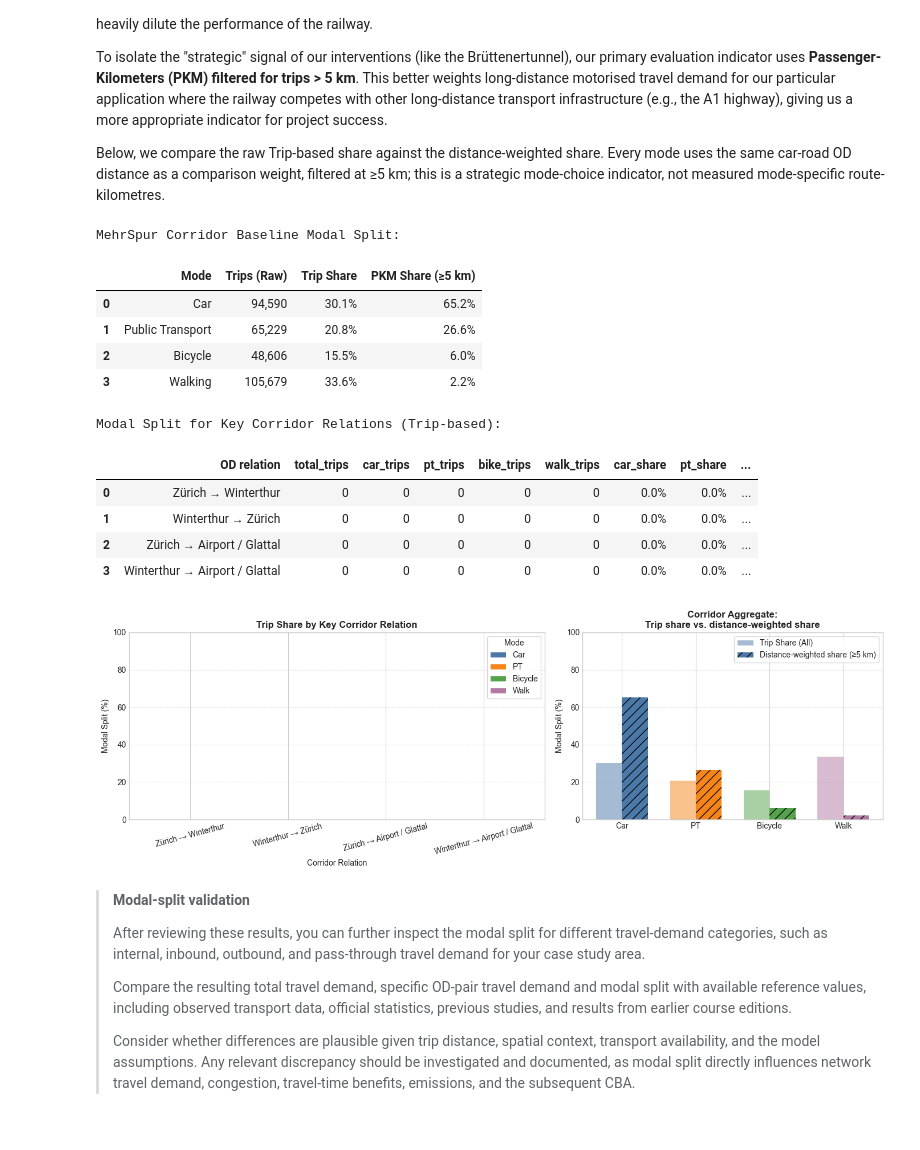
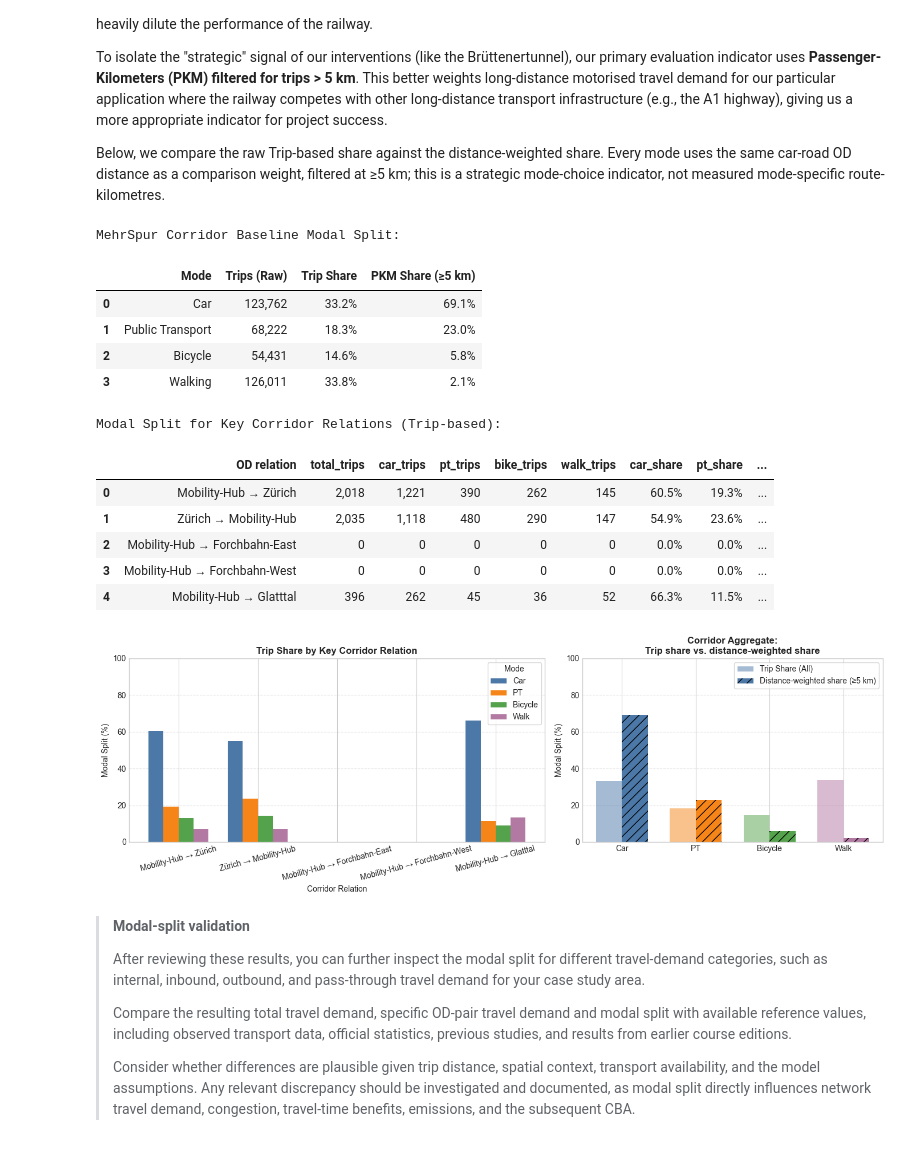
Before and after one commit to ahameafule/IP-HS26-MobilityHub-CaseStudy, a Jupyter notebook: notebooks/02_system_modeling.ipynb, the cells around one changed output. Saved outputs shown, nothing was run; the diff lists cells and outputs as text; code cells hidden in the pictures.

```diff
--- a/notebooks/02_system_modeling.ipynb
+++ b/notebooks/02_system_modeling.ipynb
@@ -615,8 +615,9 @@ display(corridor_split.style.format({
 key_pairs = [
     ("Mobility-Hub", "Zürich"),
     ("Zürich", "Mobility-Hub"),
-    ("Mobility-Hub", "Oberland"),
-    ("Mobility-Hub", "Glatttal"),
+    ("Mobility-Hub", "Forchbahn-East"),
+    ("Mobility-Hub", "Forchbahn-West"),
+    ("Mobility-Hub", "Glatttal")
 ]
 od_split = tmi.corridor_od_summary(ctx, res_stage0, key_pairs, macro_regions=p.CORRIDOR_REGIONS)
 exports.save_outputs("1_5_baseline_modal_split", tables={"od_relations": od_split})
@@ -648,42 +649,43 @@ axes[0].set_title("Trip Share by Key Corridor Relation", fontsize=12, fontweight
 axes[0].set_xlabel("Corridor Relation", fontsize=10)
 axes[0].set_ylabel("Modal Split (%)", fontsize=10)
 axes[0].set_ylim(0, 100)
 axes[0].tick_params(axis="x", rotation=15)
 axes[0].legend(title="Mode", frameon=True)
 axes[0].grid(axis="y", linestyle="--", alpha=0.5)
 
 # --- Right Plot: PKM vs Trip Share Comparison ---
 x_indices = np.arange(len(mode_names))
 width = 0.35
 
 axes[1].bar(x_indices - width/2, corridor_split["Trip Share"].mul(100), width, label='Trip Share (All)', color=[c for c in colors], alpha=0.5)
 axes[1].bar(x_indices + width/2, corridor_split["PKM Share (>5km)"].mul(100), width, label='Distance-weighted share (≥5 km)', color=colors, hatch="//")
 
 axes[1].set_title("Corridor Aggregate:\nTrip share vs. distance-weighted share", fontsize=12, fontweight="bold")
 axes[1].set_xticks(x_indices)
 axes[1].set_xticklabels(mode_names)
 axes[1].set_ylabel("Modal Split (%)", fontsize=10)
 axes[1].set_ylim(0, 100)
 axes[1].grid(axis="y", linestyle="--", alpha=0.5)
 axes[1].legend(loc="upper right", frameon=True)
 
 plt.tight_layout()
 exports.save_outputs("1_5_baseline_modal_split", figure=fig)
 plt.show()
 # %% [output]
 MehrSpur Corridor Baseline Modal Split:
 |  | Mode | Trips (Raw) | Trip Share | PKM Share (≥5 km) |
-| 0 | Car | 94,590 | 30.1% | 65.2% |
-| 1 | Public Transport | 65,229 | 20.8% | 26.6% |
-| 2 | Bicycle | 48,606 | 15.5% | 6.0% |
-| 3 | Walking | 105,679 | 33.6% | 2.2% |
+| 0 | Car | 123,762 | 33.2% | 69.1% |
+| 1 | Public Transport | 68,222 | 18.3% | 23.0% |
+| 2 | Bicycle | 54,431 | 14.6% | 5.8% |
+| 3 | Walking | 126,011 | 33.8% | 2.1% |
 Modal Split for Key Corridor Relations (Trip-based):
 |  | OD relation | total_trips | car_trips | pt_trips | bike_trips | walk_trips | car_share | pt_share | ... |
-| 0 | Zürich → Winterthur | 0 | 0 | 0 | 0 | 0 | 0.0% | 0.0% | ... |
-| 1 | Winterthur → Zürich | 0 | 0 | 0 | 0 | 0 | 0.0% | 0.0% | ... |
-| 2 | Zürich → Airport / Glattal | 0 | 0 | 0 | 0 | 0 | 0.0% | 0.0% | ... |
-| 3 | Winterthur → Airport / Glattal | 0 | 0 | 0 | 0 | 0 | 0.0% | 0.0% | ... |
+| 0 | Mobility-Hub → Zürich | 2,018 | 1,221 | 390 | 262 | 145 | 60.5% | 19.3% | ... |
+| 1 | Zürich → Mobility-Hub | 2,035 | 1,118 | 480 | 290 | 147 | 54.9% | 23.6% | ... |
+| 2 | Mobility-Hub → Forchbahn-East | 0 | 0 | 0 | 0 | 0 | 0.0% | 0.0% | ... |
+| 3 | Mobility-Hub → Forchbahn-West | 0 | 0 | 0 | 0 | 0 | 0.0% | 0.0% | ... |
+| 4 | Mobility-Hub → Glatttal | 396 | 262 | 45 | 36 | 52 | 66.3% | 11.5% | ... |
-[figure, old version]
+[figure, new version]
 # %% [markdown]
 > **Modal-split validation**
 >
```
Also changed, not shown: parts of 8 cells of this notebook, 2 other files.
